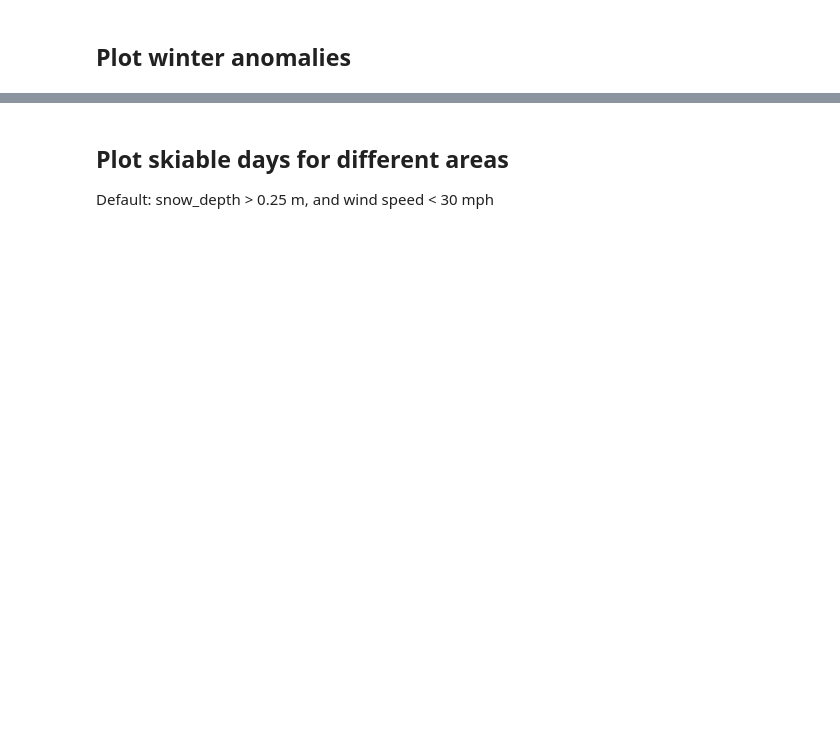
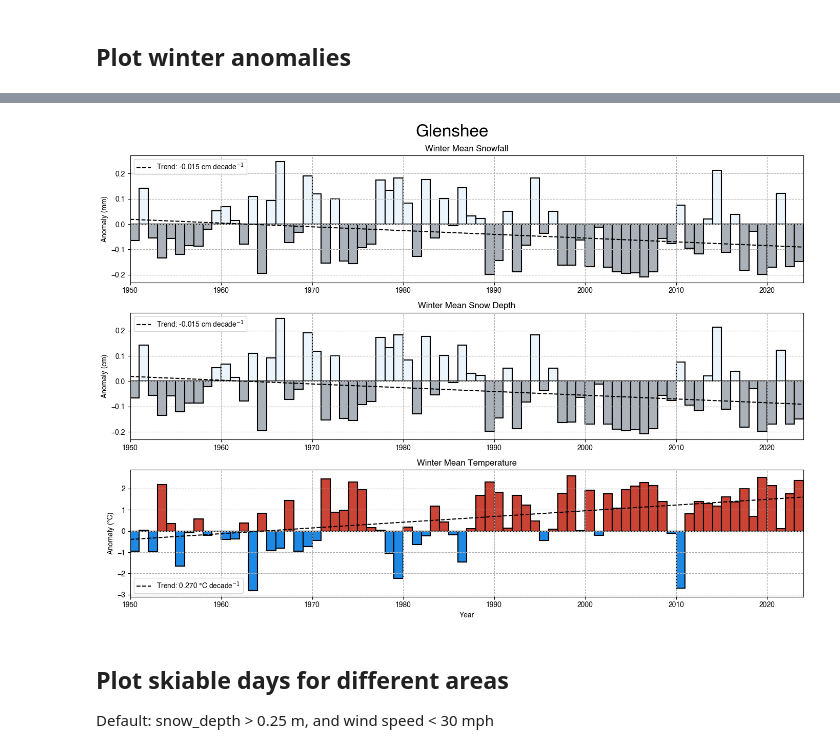
Before and after one commit to ry-ing/MonadhMetrics, a Jupyter notebook: scotland_ski_stats.ipynb, the cells around one changed output, grey strips where cells are left out. Saved outputs shown, nothing was run; the diff lists cells and outputs as text; code cells hidden in the pictures; blank space fills up the shorter version.

```diff
--- a/scotland_ski_stats.ipynb
+++ b/scotland_ski_stats.ipynb
@@ -9,9 +12,9 @@ from scipy.stats import linregress
 # %%
 # Define locations and other parameters
 locations = {
-    "Glenshee": (56.875916, -3.377881)
-    # "Glencoe": (56.61286, -4.84884),
-    # "Cairngorm": (57.1187, -3.6542)
+    "Glenshee": (56.875916, -3.377881),
+    "Glencoe": (56.61286, -4.84884),
+    "Cairngorm": (57.1187, -3.6542)
 }
 start_date = '1950-01-01'
 end_date = '2024-12-31'
@@ -26,13 +31,13 @@ for name, (lat, lon) in locations.items():
     # fetch the data variables
     snow_depth = fetcher.fetch_daily_variable('snow_depth')
     snowfall = fetcher.fetch_daily_variable('snowfall_sum')
-    # u_wind = fetcher.fetch_daily_variable('u_component_of_wind_10m')
-    # v_wind = fetcher.fetch_daily_variable('v_component_of_wind_10m')
-    # wind_speed = calculate_wind_speed(u_wind['u_component_of_wind_10m'], v_wind['v_component_of_wind_10m'])
+    u_wind = fetcher.fetch_daily_variable('u_component_of_wind_10m')
+    v_wind = fetcher.fetch_daily_variable('v_component_of_wind_10m')
+    wind_speed = calculate_wind_speed(u_wind['u_component_of_wind_10m'], v_wind['v_component_of_wind_10m'])
     temperature = fetcher.fetch_daily_variable('temperature_2m')
 
     # calculate the anomalies
-    snowfall_anomalies = calculate_mean_anomalies(snow_depth['snow_depth'], baseline_start='1950-01-01', baseline_end='1979-12-31', annual=False)
+    snowfall_anomalies = calculate_mean_anomalies(snowfall['snowfall_sum'], baseline_start='1950-01-01', baseline_end='1979-12-31', annual=False)
     snow_depth_amomalies = calculate_mean_anomalies(snow_depth['snow_depth'], baseline_start='1950-01-01', baseline_end='1979-12-31', annual=False)
     temperature_anomalies = calculate_mean_anomalies(temperature['temperature_2m'], baseline_start='1950-01-01', baseline_end='1979-12-31', annual=False)
 
@@ -43,5 +48,5 @@ for name, (lat, lon) in locations.items():
         'temperature': temperature_anomalies
     }
 
-    # skiable_days = calculate_skiable_days(snow_depth['snow_depth'], wind_speed)
-    # skiable_data[name] = skiable_days
+    skiable_days = calculate_skiable_days(snow_depth['snow_depth'], wind_speed, min_snow_depth=0.25, min_wind_speed=30)
+    skiable_data[name] = skiable_days
@@ -100,0 +55,71 @@ plt.show()
+# %%
+
+# Define a function to add a trend line
+def add_trend_line(ax, data, color):
+    # Convert datetime index to numerical values (e.g., number of years since the first date)
+    x = (data.index - data.index[0]).days / 365.25
+    y = data.values.flatten()
+
+    # Perform linear regression
+    slope, intercept, r_value, p_value, std_err = linregress(x, y)
+
+    # Plot the trend line using the original datetime index for the x-axis
+    # calculate decade trend and units (e.g. degrees, m ,cm) to be added to the plot
+    decade_trend = slope * 10
+    units = 'mm' if 'snowfall' in data.name else 'cm' if 'snow_depth' in data.name else '°C'
+    ax.plot(data.index, intercept + slope * x, color=color, label=fr'Trend: {decade_trend:.3f} {units} decade$^{{-1}}$', linestyle='--')
+    ax.legend()
+
+# Function to determine bar colors based on anomaly values
+def get_bar_colors(data, positive_color, negative_color):
+    return [positive_color if value >= 0 else negative_color for value in data]
+
+for location, anomalies in winter_anomalies.items():
+    print('Calculating anomalies for', location)
+
+    # Extract the anomalies for each location
+    snowfall_anom = winter_anomalies[location]['snowfall']
+    snow_depth_anom = winter_anomalies[location]['snow_depth']
+    air_temp_anom = winter_anomalies[location]['temperature']
+
+
+    plt.rcParams['font.sans-serif'] = "Helvetica"
+    plt.rcParams['font.family'] = "sans-serif"
+    # Plotting each variable in a subplot using bar graphs
+    fig, axs = plt.subplots(3, 1, figsize=(14, 10))
+    bar_width = 365.0  # Set bar width to fill the entire year
+
+    # Snowfall Anomalies Plot
+    colors_snowfall = get_bar_colors(snowfall_anom, '#ebf5fb', '#abb2b9')    #           #ebf5fb  more snow,  #f39c12
+    axs[0].bar(snowfall_anom.index, snowfall_anom, color=colors_snowfall, width=bar_width, align='edge', edgecolor='black', linewidth=1.5)
+    axs[0].set_title('Winter Mean Snowfall')
+    axs[0].set_ylabel('Anomaly (mm)')
+    axs[0].grid(True, linestyle='--')
+    add_trend_line(axs[0], snowfall_anom, 'k')
+    axs[0].set_xlim(snowfall_anom.index[0], snowfall_anom.index[-1])
+
+    # Snow Depth Anomalies Plot
+    colors_snow_depth = get_bar_colors(snow_depth_anom, '#ebf5fb', '#abb2b9')
+    axs[1].bar(snow_depth_anom.index, snow_depth_anom, color=colors_snow_depth, width=bar_width, align='edge', edgecolor='black', linewidth=1.5)
+    axs[1].set_title('Winter Mean Snow Depth')
+    axs[1].set_ylabel('Anomaly (cm)')
+    axs[1].grid(True, linestyle='--')
+    add_trend_line(axs[1], snow_depth_anom, 'k')
+    axs[1].set_xlim(snow_depth_anom.index[0], snow_depth_anom.index[-1])
+
+    # Air Temperature Anomalies Plot
+    colors_air_temp = get_bar_colors(air_temp_anom, '#cb4335', '#1e88e5')
+    axs[2].bar(air_temp_anom.index, air_temp_anom, color=colors_air_temp, width=bar_width, align='edge', edgecolor='black', linewidth=1.5)
+    axs[2].set_title('Winter Mean Temperature')
+    axs[2].set_xlabel('Year')
+    axs[2].set_ylabel('Anomaly (°C)')
+    axs[2].grid(True, linestyle='--')
+    add_trend_line(axs[2], air_temp_anom, 'k')
+    axs[2].set_xlim(air_temp_anom.index[0], air_temp_anom.index[-1])
+
+    # add figure title
+    fig.suptitle(location, fontsize=24)
+
+    plt.tight_layout()
+    plt.show()
+# %% [output]
@@ -101,3 +127,4 @@ plt.show()
+[figure, added]
 # %% [markdown]
 ## Plot skiable days for different areas
 
```
Also changed, not shown: parts of 7 cells of this notebook.
